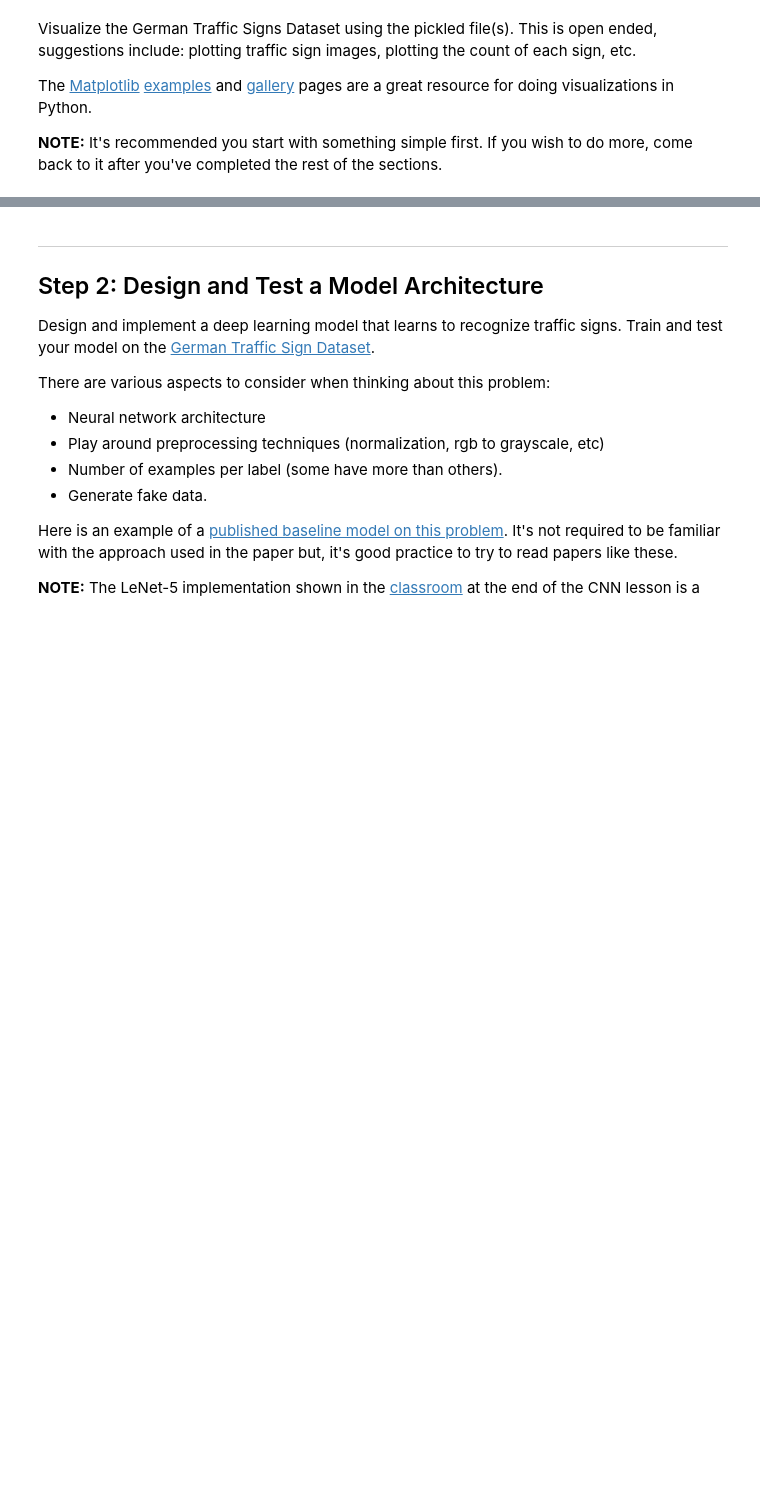
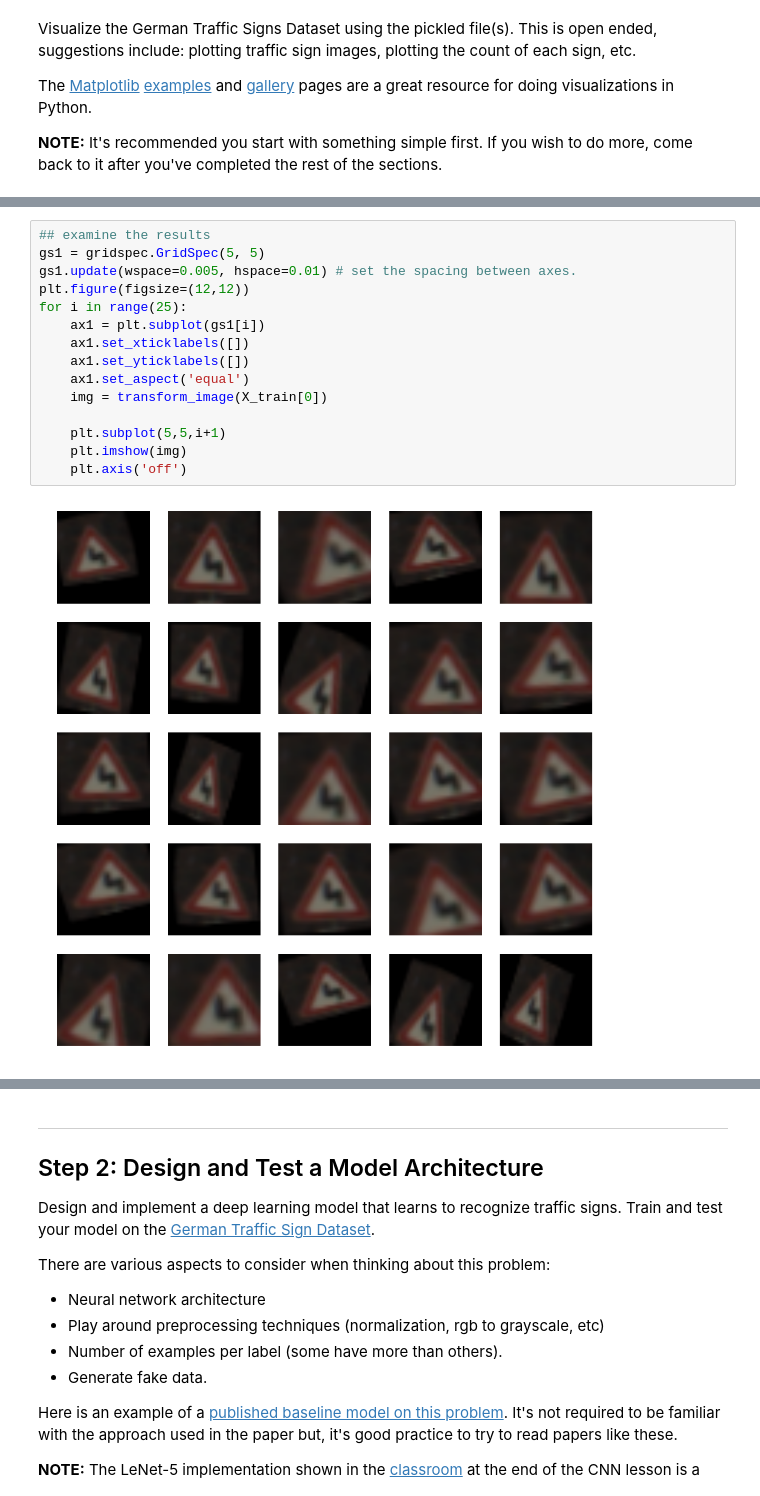
Before and after one commit to hello2all/CarND-Traffic-Sign-Classifier-Project, a Jupyter notebook: Traffic_Sign_Classifier.ipynb, the cells around one changed output, grey strips where cells are left out. Cells and saved outputs as stored; diff of their text form; blank space fills up the shorter version.

```diff
--- a/Traffic_Sign_Classifier.ipynb
+++ b/Traffic_Sign_Classifier.ipynb
@@ -132,0 +181,17 @@ plt.bar(unique, unique_counts)
+# %%
+## examine the results
+gs1 = gridspec.GridSpec(5, 5)
+gs1.update(wspace=0.005, hspace=0.01) # set the spacing between axes.
+plt.figure(figsize=(12,12))
+for i in range(25):
+    ax1 = plt.subplot(gs1[i])
+    ax1.set_xticklabels([])
+    ax1.set_yticklabels([])
+    ax1.set_aspect('equal')
+    img = transform_image(X_train[0])
+
+    plt.subplot(5,5,i+1)
+    plt.imshow(img)
+    plt.axis('off')
+# %% [output]
+[figure, added]
```
Also changed, not shown: parts of 13 cells of this notebook, 3 other files.
